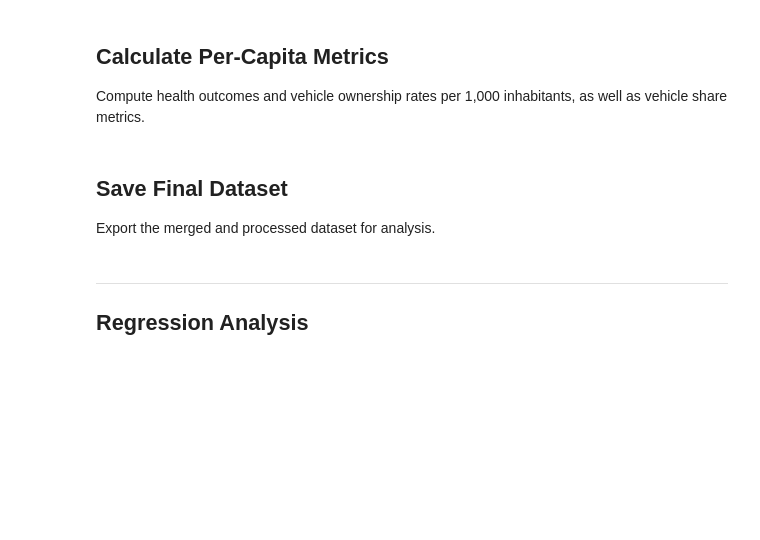
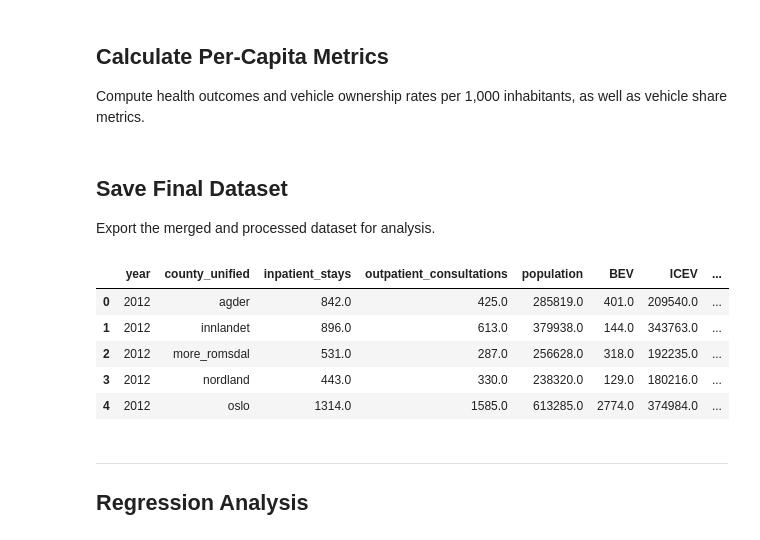
Before and after one commit to felixschulz385/evs-and-health, a Jupyter notebook: src/notebooks/norway_experiments.ipynb, the cells around one changed output. Cells and saved outputs as stored; diff of their text form; code cells hidden in the pictures; blank space fills up the shorter version.

```diff
--- a/src/notebooks/experiments.ipynb
+++ b/src/notebooks/norway_experiments.ipynb
@@ -356,6 +391,15 @@ df_merged['BEV_share'] = df_merged['BEV'] / (df_merged['BEV'] + df_merged['ICEV'
 # %% [markdown]
 ## Save Final Dataset
 Export the merged and processed dataset for analysis.
+# %%
+df_merged.head()
+# %% [output]
+|  | year | county_unified | inpatient_stays | outpatient_consultations | population | BEV | ICEV | ... |
+| 0 | 2012 | agder | 842.0 | 425.0 | 285819.0 | 401.0 | 209540.0 | ... |
+| 1 | 2012 | innlandet | 896.0 | 613.0 | 379938.0 | 144.0 | 343763.0 | ... |
+| 2 | 2012 | more_romsdal | 531.0 | 287.0 | 256628.0 | 318.0 | 192235.0 | ... |
+| 3 | 2012 | nordland | 443.0 | 330.0 | 238320.0 | 129.0 | 180216.0 | ... |
+| 4 | 2012 | oslo | 1314.0 | 1585.0 | 613285.0 | 2774.0 | 374984.0 | ... |
 # %%
 # Write final merged dataset to csv
 df_merged.to_csv('../../data/merged_data.csv', index=False)
```
Also changed, not shown: parts of 21 cells of this notebook, 19 other files.
